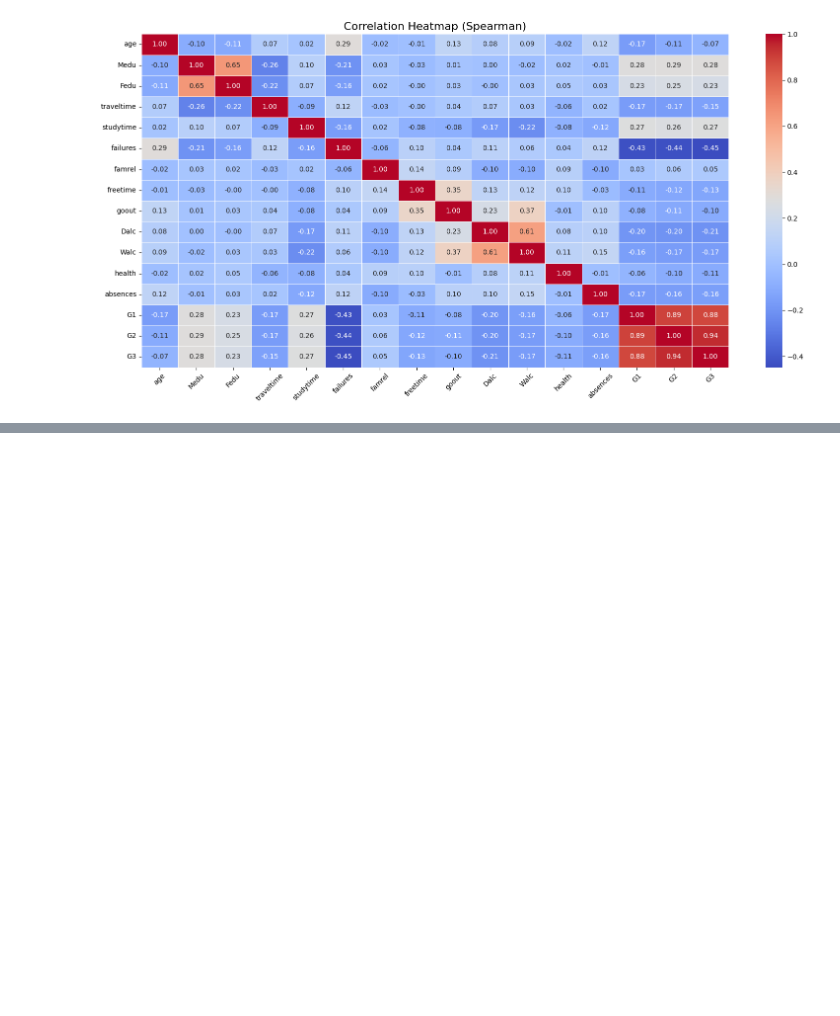
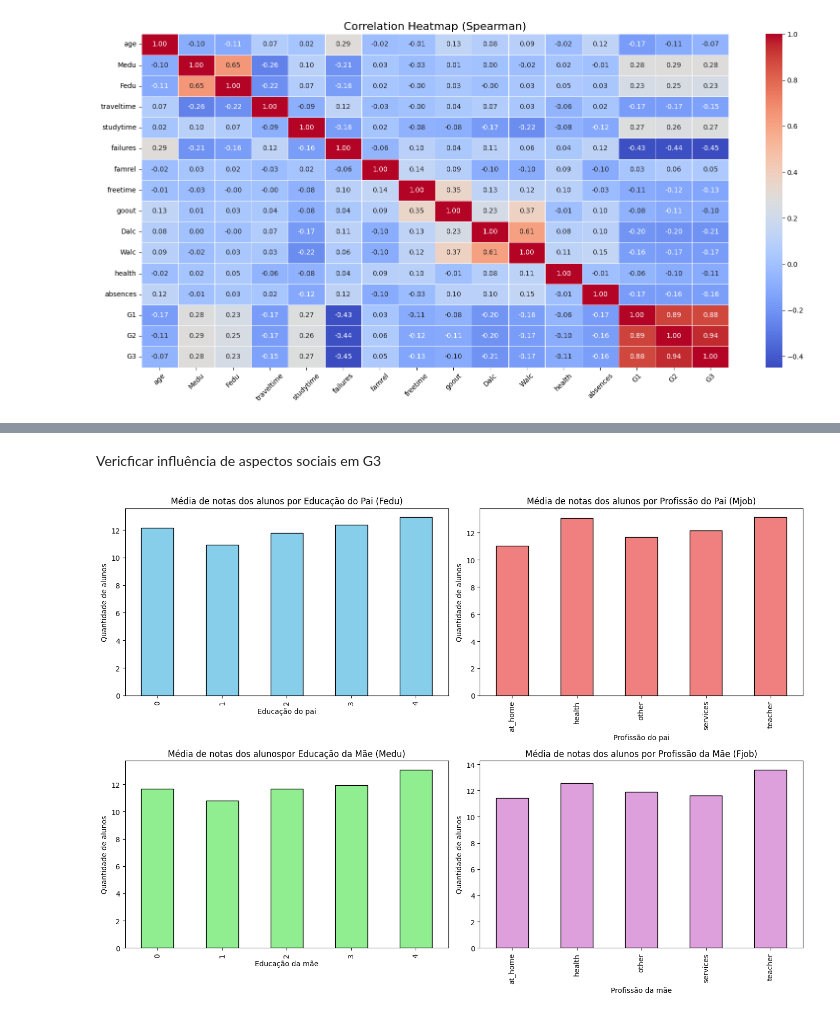
Before and after one commit to thalesgmendes/student-performance-analytics, a Jupyter notebook: student_pipeline_ipynb.ipynb, the cells around one changed output, grey strips where cells are left out. Drawn from its saved outputs; the diff is of its cells as text; code cells hidden in the pictures; blank space fills up the shorter version.

```diff
--- a/student_pipeline_ipynb.ipynb
+++ b/student_pipeline_ipynb.ipynb
@@ -124,0 +138,38 @@ fusão de features
+# %% [markdown]
+Vericficar influência de aspectos sociais em G3
+# %%
+educacao_mae = df.groupby('Medu')['G3'].mean()
+educacao_pai = df.groupby('Fedu')['G3'].mean()
+trabalho_pai = df.groupby('Mjob')['G3'].mean()
+trabalho_mae = df.groupby('Fjob')['G3'].mean()
+
+fig, axes = plt.subplots(2, 2, figsize=(14, 10))
+
+# Gráfico 1 - Educação do pai
+educacao_pai.plot(kind='bar', color='skyblue', edgecolor='black', ax=axes[0, 0])
+axes[0, 0].set_title('Média de notas dos alunos por Educação do Pai (Fedu)')
+axes[0, 0].set_xlabel('Educação do pai')
+axes[0, 0].set_ylabel('Quantidade de alunos')
+
+# Gráfico 2 - Profissão do pai
+trabalho_pai.plot(kind='bar', color='lightcoral', edgecolor='black', ax=axes[0, 1])
+axes[0, 1].set_title('Média de notas dos alunos por Profissão do Pai (Mjob)')
+axes[0, 1].set_xlabel('Profissão do pai')
+axes[0, 1].set_ylabel('Quantidade de alunos')
+
+# Gráfico 3 - Educação da mãe
+educacao_mae.plot(kind='bar', color='lightgreen', edgecolor='black', ax=axes[1, 0])
+axes[1, 0].set_title('Média de notas dos alunospor Educação da Mãe (Medu)')
+axes[1, 0].set_xlabel('Educação da mãe')
+axes[1, 0].set_ylabel('Quantidade de alunos')
+
+# Gráfico 4 - Profissão da mãe
+trabalho_mae.plot(kind='bar', color='plum', edgecolor='black', ax=axes[1, 1])
+axes[1, 1].set_title('Média de notas dos alunos por Profissão da Mãe (Fjob)')
+axes[1, 1].set_xlabel('Profissão da mãe')
+axes[1, 1].set_ylabel('Quantidade de alunos')
+
+plt.tight_layout()
+plt.show()
+# %% [output]
+[figure, added]
```
Also changed, not shown: parts of 7 cells of this notebook.
